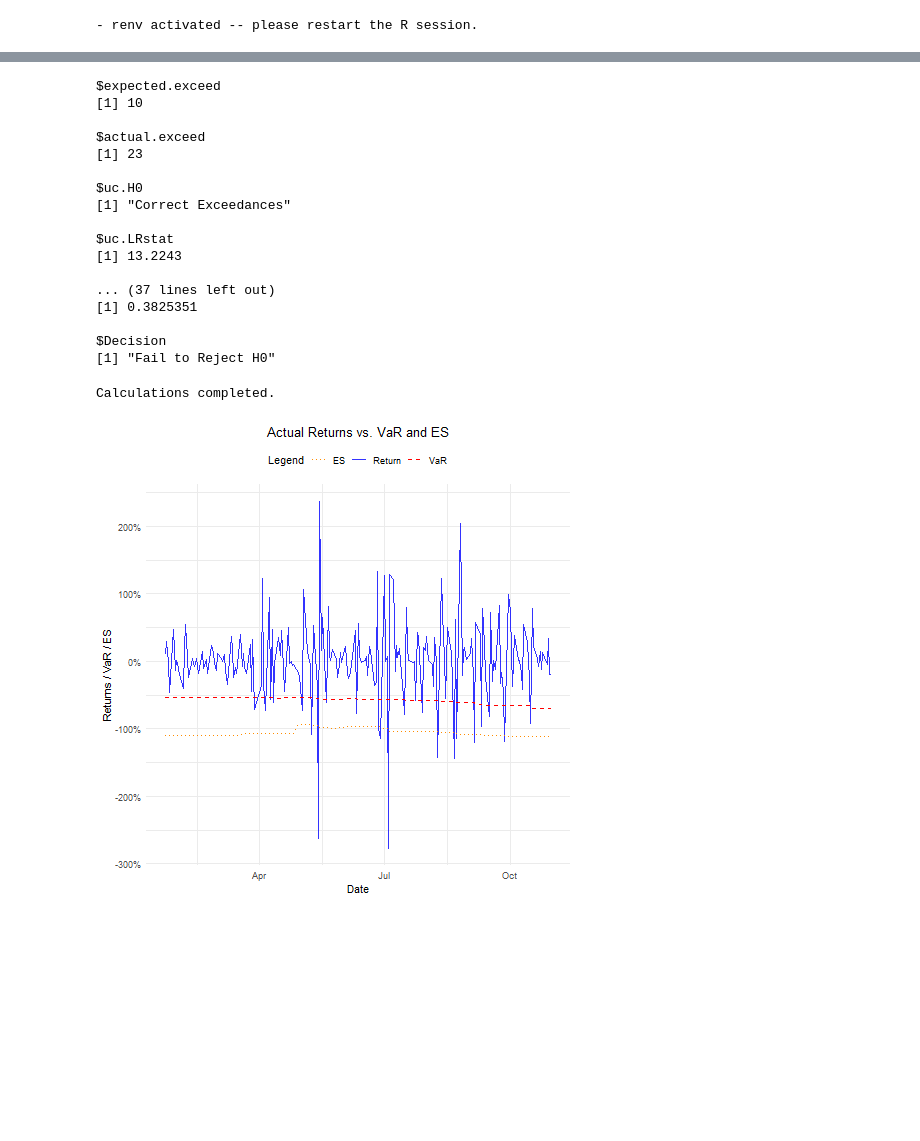
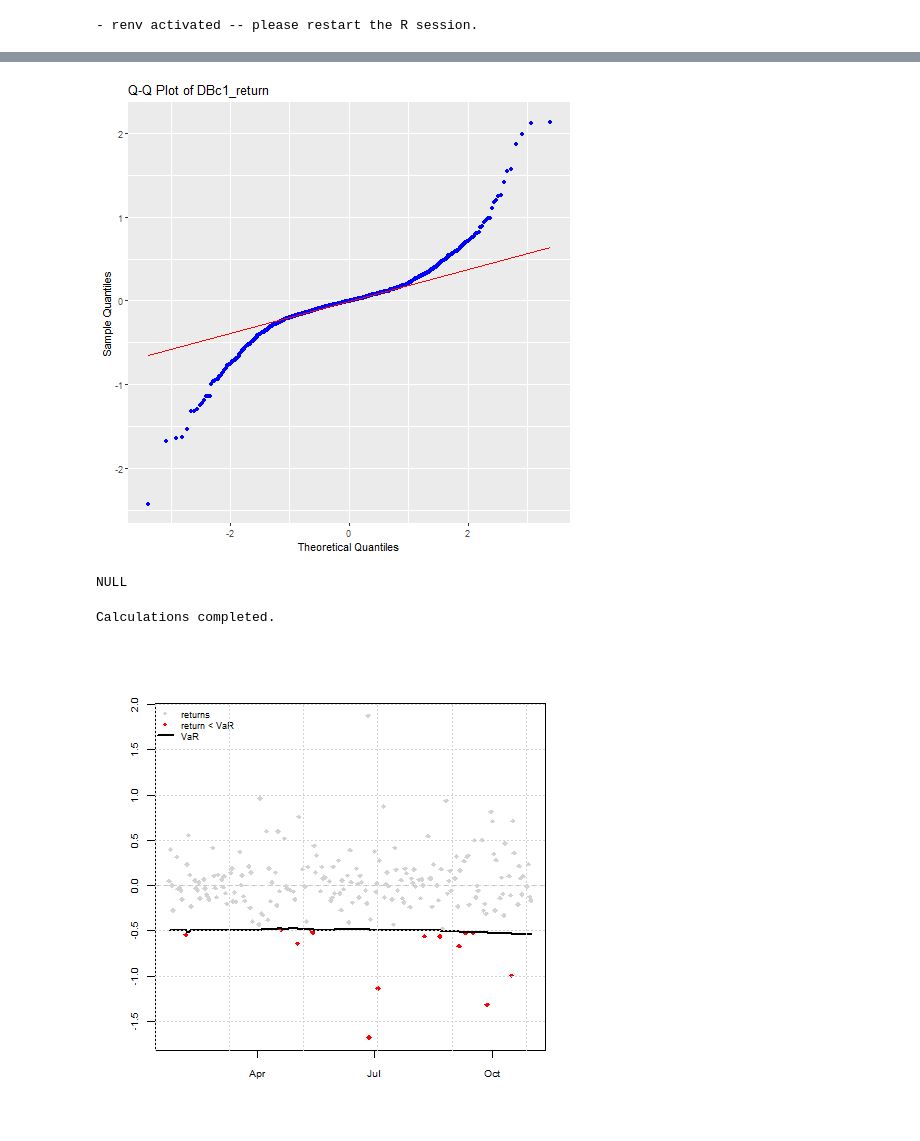
Before and after one commit to chrisdybdahl/var-es-toolbox, a Jupyter notebook: notebooks/03_model_training.ipynb, the cells around one changed output, grey strips where cells are left out. Cells and saved outputs as stored; diff of their text form; code cells hidden in the pictures; blank space fills up the shorter version.

```diff
--- a/notebooks/03_model_training.ipynb
+++ b/notebooks/03_model_training.ipynb
@@ -14,9 +11,9 @@ from rpy2.robjects import pandas2ri, globalenv
 # %% [output]
 - renv activated -- please restart the R session.
 # %%
-project_dir = Path.cwd().parent
+project_dir = Path(os.getcwd()).resolve().parent
 # Asset
-asset = "DPc1_return"
+asset = "DBc1_return"
 globalenv["asset"] = str(asset)
 
 # Retrieve data
@@ -28,17 +25,20 @@ futures_returns = data_cleaned[asset].dropna()
 
 # Retrieve r model
 models_dir = project_dir / "src" / "var_es_toolbox" / "models"
-r_arch_models_path = models_dir / "r_arch_models.R"
-r_hybrid_evt_models_path = models_dir / "r_hybrid_evt_models.R"
-r_non_param_path = models_dir / "non_parametric_models.R"
-r_gas_models_path = models_dir / "r_gas_models.R"
-r_caviar_models_path = models_dir / "r_caviar_models.R"
+backtest_dir = project_dir / "src" / "var_es_toolbox" / "backtesting"
+hs_path = models_dir / "hs.R"
+garch_path = models_dir / "garch.R"
+gas_path = models_dir / "gas.R"
+hybrid_evt_path = models_dir / "hybrid_evt.R"
+caviar_path = models_dir / "caviar.R"
+backtest_path = backtest_dir / "backtesting.R"
 
-globalenv['r_non_param_path'] = str(r_non_param_path)
-globalenv['r_arch_models_path'] = str(r_arch_models_path)
-globalenv['r_hybrid_evt_models_path'] = str(r_hybrid_evt_models_path)
-globalenv['r_gas_models_path'] = str(r_gas_models_path)
-globalenv['r_caviar_models_path'] = str(r_caviar_models_path)
+globalenv['hs_path'] = str(hs_path)
+globalenv['garch_path'] = str(garch_path)
+globalenv['gas_path'] = str(gas_path)
+globalenv['hybrid_evt_path'] = str(hybrid_evt_path)
+globalenv['caviar_path'] = str(caviar_path)
+globalenv['backtest_path'] = str(backtest_path)
 
 # r.source(str(r_arch_models_path))
 # r.source(str(r_hybrid_evt_models_path))
@@ -149,34 +152,24 @@ Attaching package: 'zoo'
+# %%
+%%R
+
+gg <- ggplot(df, aes(sample = Return)) +
+    stat_qq(color = "blue") +
+    stat_qq_line(color = "red") +
+    ggtitle(paste("Q-Q Plot of", asset)) +
+    xlab("Theoretical Quantiles") +
+    ylab("Sample Quantiles")
+print(gg)
+# %% [output]
+[figure, added]
 # %%
 %%R
-source(r_non_param_path)
+source(hs_path)
 
-result <- forecast_u_HS_var(df, c, n, m)
+result <- forecast_u_HS(df, c, n, m)
 
 var <- -result$VaR
-VaRplot(c, returns, var)
-print(VaRTest(c, returns, var))
-
-es <- -result$ES
-print(ESTest(c, returns, es, var))
-
-plot_var_es(dates, returns, var, es)
+print(VaRplot(c, returns, var))
 # %% [output]
-$expected.exceed
-[1] 10
-
-$actual.exceed
-[1] 23
-
-$uc.H0
-[1] "Correct Exceedances"
-
-$uc.LRstat
-[1] 13.2243
-
-... (37 lines left out)
-[1] 0.3825351
-
-$Decision
-[1] "Fail to Reject H0"
+NULL
 Calculations completed.
-[figure, old version]
+[figure, new version]
```
Also changed, not shown: parts of 27 cells of this notebook, 14 other files.
